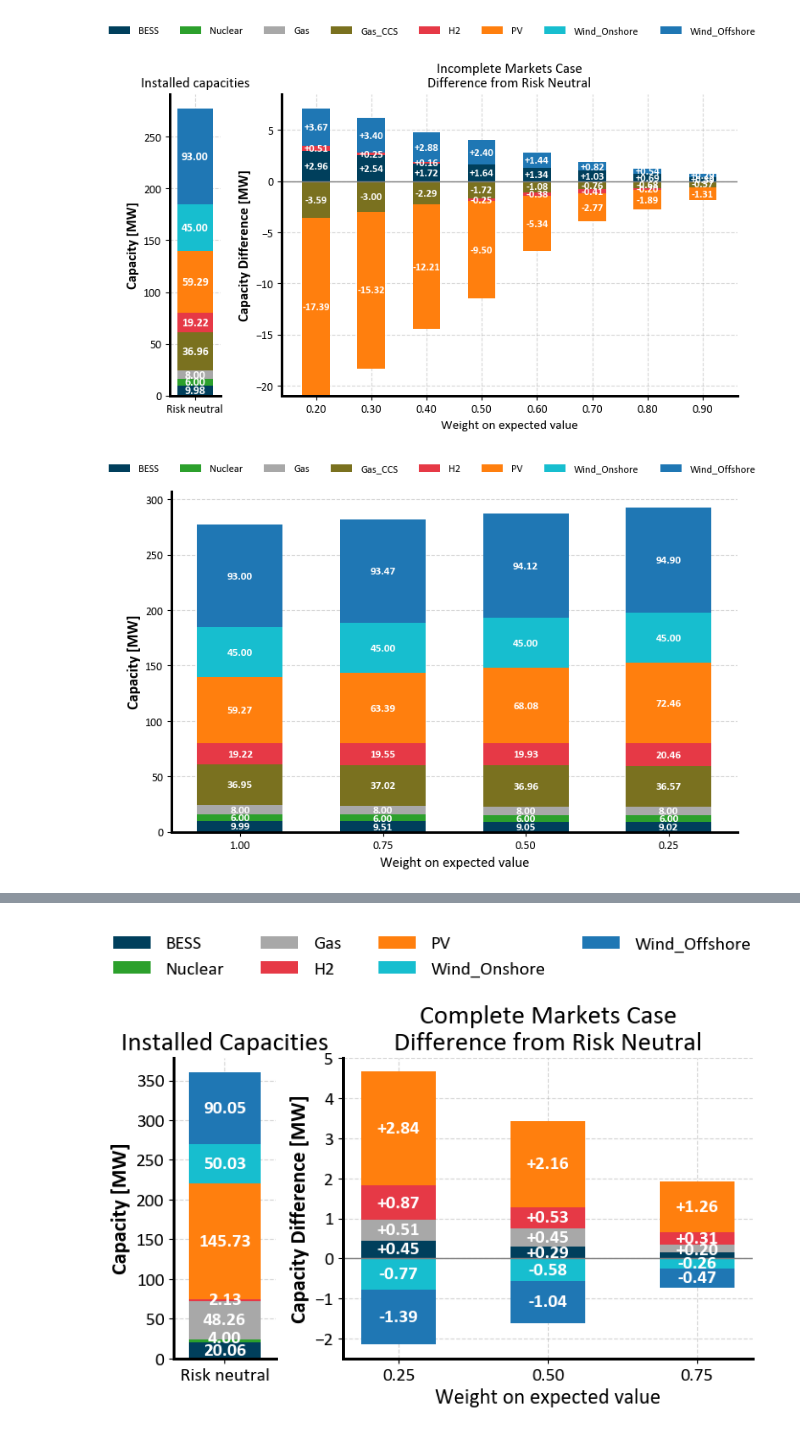
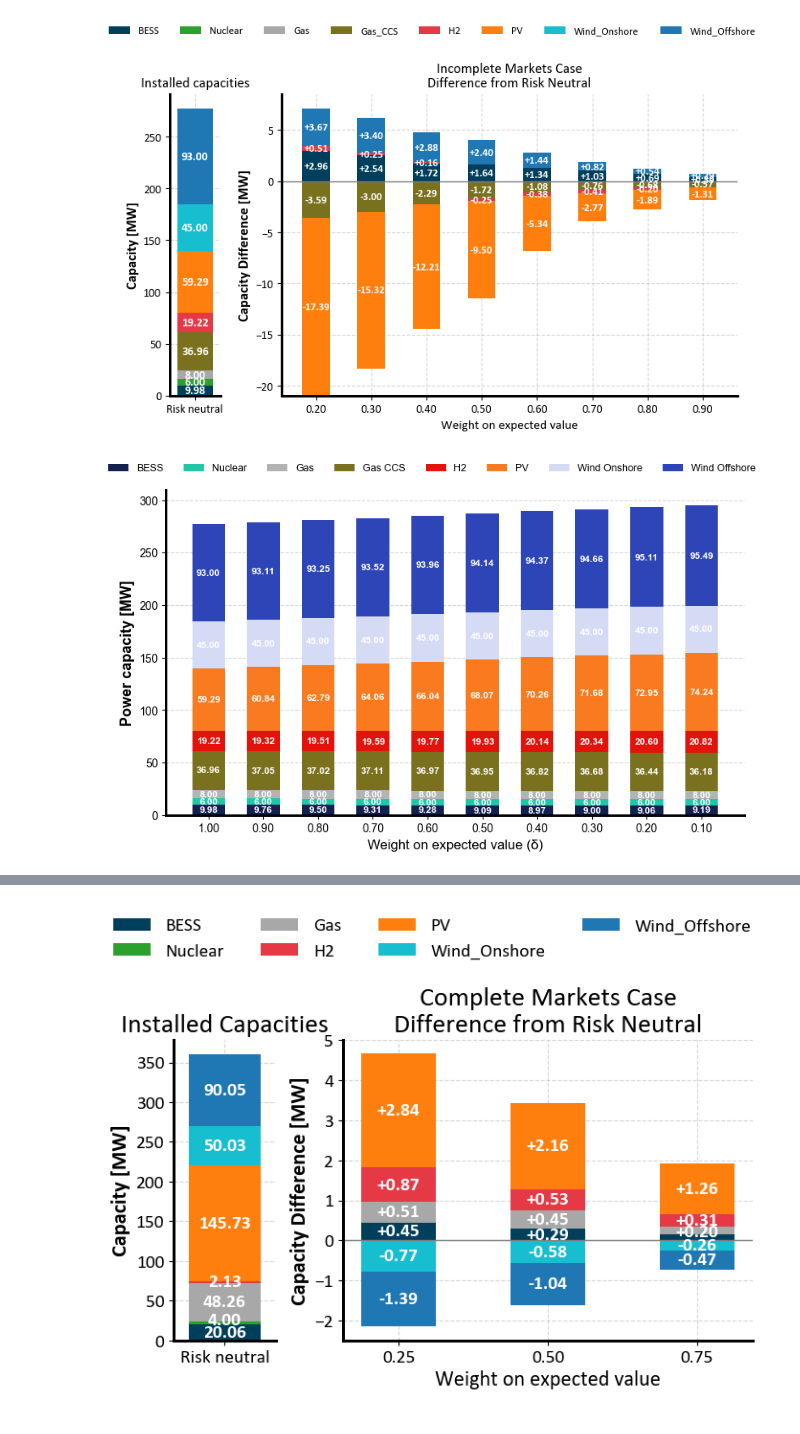
Before and after one commit to Andreas-Makrides-ICL/msc-thesis-incomplete-markets-LDES, a Jupyter notebook: models/Extra/Comparison_central_planner_ADMM/plotting_results.ipynb, the cells around one changed output, grey strips where cells are left out. Drawn from its saved outputs; the diff is of its cells as text; code cells hidden in the pictures.

```diff
--- a/models/Extra/Comparison_central_planner_ADMM/plotting_results.ipynb
+++ b/models/Extra/Comparison_central_planner_ADMM/plotting_results.ipynb
@@ -145,7 +145,7 @@ from matplotlib.patches import Rectangle
 rcParams['patch.edgecolor'] = 'none'
 rcParams['patch.linewidth'] = 0
 rcParams['patch.antialiased'] = False
-rcParams['font.family'] = 'Calibri'
+rcParams['font.family'] = 'Arial'
 rcParams['axes.labelweight'] = 'bold'
 
 # === Load & filter data ===
@@ -156,7 +156,7 @@ capacity_cols = ['PV', 'Gas', 'Gas_CCS', 'Wind_Onshore', 'Wind_Offshore', 'Nucle
 df = df[['delta'] + capacity_cols]
 
 # target deltas (ensure present, keep this order)
-target_deltas = [1.00, 0.75, 0.50, 0.25]
+target_deltas = [1.0, 0.9, 0.8, 0.7, 0.6, 0.5,0.4,0.3,0.2,0.1]
 df_plot = (
     df[df['delta'].round(2).isin([round(d, 2) for d in target_deltas])]
     .drop_duplicates(subset=['delta'])
@@ -166,20 +166,20 @@ df_plot = (
 
 # === Techs, labels, colors ===
 techs  = ['BESS_P', 'Nuclear', 'Gas', 'Gas_CCS', 'H2_P', 'PV', 'Wind_Onshore', 'Wind_Offshore']
-labels = ['BESS',   'Nuclear', 'Gas', 'Gas_CCS', 'H2',   'PV', 'Wind_Onshore', 'Wind_Offshore']
+labels = ['BESS',   'Nuclear', 'Gas', 'Gas CCS', 'H2',   'PV', 'Wind Onshore', 'Wind Offshore']
 colors = {
-    'BESS_P': '#003f5c',
-    'Nuclear': '#2ca02c',
-    'Gas': '#a8a8a8',
+    'BESS_P': '#141F52',
+    'Nuclear': '#1DC9A4',
+    'Gas': '#B3B3B3',
     'Gas_CCS': "#7a711f",
-    'H2_P': '#e63946',
-    'PV': '#ff7f0e',
-    'Wind_Onshore': '#17becf',
-    'Wind_Offshore': '#1f77b4'
+    'H2_P': '#E3120B',
+    'PV': '#F97A1F',
+    'Wind_Onshore': '#D6DBF5',
+    'Wind_Offshore': '#2E45B8'
 }
 
 # === Single figure/axes ===
-fig, ax = plt.subplots(figsize=(7.5, 5))
+fig, ax = plt.subplots(figsize=(8, 5))
 ax.spines[['top', 'right']].set_visible(False)
 ax.yaxis.grid(True, linestyle='--', alpha=0.5)
 ax.xaxis.grid(False)
@@ -192,37 +192,37 @@ bar_width = 0.6
 bottom = np.zeros(len(target_deltas), dtype=float)
 for tech in techs:
     vals = df_plot[tech].to_numpy(dtype=float)
     bars = ax.bar(x, vals, width=bar_width, bottom=bottom, color=colors[tech])
     for i, bar in enumerate(bars):
         if vals[i] > 0.1:  # avoid tiny labels
             ax.text(
                 bar.get_x() + bar.get_width()/2,
                 bottom[i] + vals[i]/2,
                 f"{vals[i]:.2f}",
                 ha="center", va="center",
-                color="white", fontsize=9.5, fontweight="bold"
+                color="white", fontsize=8.5, fontweight="bold"
             )
     bottom += vals
 
 # labels/ticks
 ax.set_xticks(x)
 ax.set_xticklabels([f"{d:.2f}" for d in target_deltas], fontsize=10)
-ax.set_xlabel("Weight on expected value", fontsize=12, fontweight = 'normal')
-ax.set_ylabel("Capacity [MW]", fontsize=13, fontweight='bold')
+ax.set_xlabel("Weight on expected value (δ)", fontsize=12, fontweight = 'normal')
+ax.set_ylabel("Power capacity [MW]", fontsize=13, fontweight='bold')
 ax.tick_params(axis='y', labelsize=10)
 
 
 # legend
 handles = [Rectangle((0, 0), 1, 1, facecolor=colors[t]) for t in techs]
 fig.legend(handles, labels, loc='upper center', ncol=len(techs), fontsize=9, frameon=False)
 
 plt.tight_layout(rect=[0, 0, 1, 0.95])
 plt.show()
 
 
 fig.savefig("complete_pscc.png", format="png", dpi=600, bbox_inches="tight")
 # %% [output]
-[figure, old version]
+[figure, new version]
 # %%
 import pandas as pd
 import matplotlib.pyplot as plt
```
Also changed, not shown: parts of 3 cells of this notebook, 21 other files.
